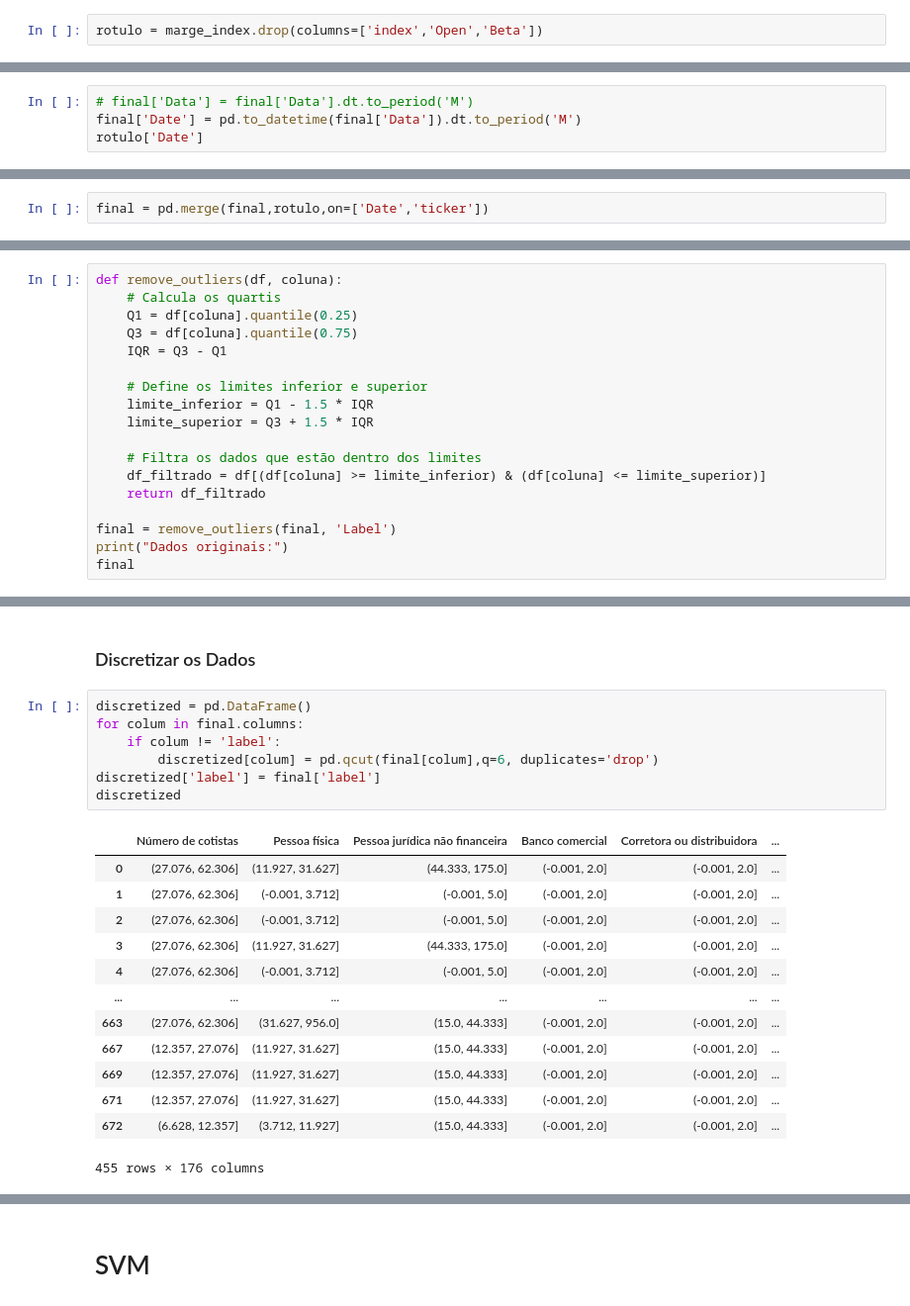
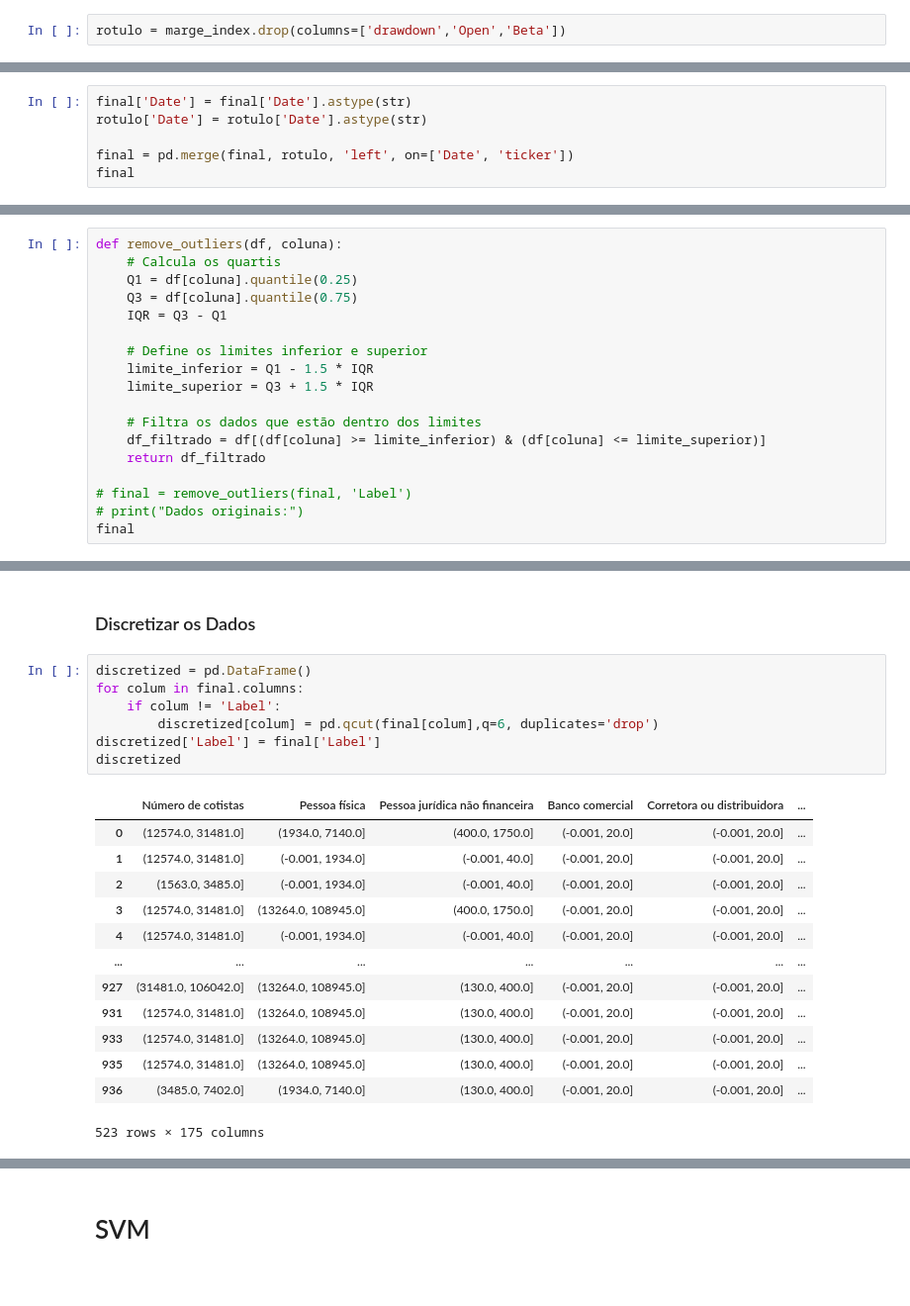
Before and after one commit to ErikMaia/tcc, a Jupyter notebook: src/analisys.ipynb, the cells around one changed output, grey strips where cells are left out. Shown at 99% size. Saved outputs shown, nothing was run; the diff lists cells and outputs as text.

```diff
--- a/src/analisys.ipynb
+++ b/src/analisys.ipynb
@@ -317,5 +362,5 @@ Name: Beta, dtype: float64
 # %%
-rotulo = marge_index.drop(columns=['index','Open','Beta'])
+rotulo = marge_index.drop(columns=['drawdown','Open','Beta'])
 # %% [markdown]
 ### Dados de Mudanças de preços
 # %% [markdown]
@@ -784,7 +829,3 @@ Index(['ticker',
       dtype='object', length=204)
 # %%
 final['ticker'] = final['ticker'] + '11'
-# %%
-# final['Data'] = final['Data'].dt.to_period('M')
-final['Date'] = pd.to_datetime(final['Data']).dt.to_period('M')
-rotulo['Date']
@@ -828,2 +872,6 @@ rotulo
 # %%
-final = pd.merge(final,rotulo,on=['Date','ticker'])
+final['Date'] = final['Date'].astype(str)
+rotulo['Date'] = rotulo['Date'].astype(str)
+
+final = pd.merge(final, rotulo, 'left', on=['Date', 'ticker'])
+final
@@ -951,7 +1013,7 @@ def remove_outliers(df, coluna):
     df_filtrado = df[(df[coluna] >= limite_inferior) & (df[coluna] <= limite_superior)]
     return df_filtrado
 
-final = remove_outliers(final, 'Label')
-print("Dados originais:")
+# final = remove_outliers(final, 'Label')
+# print("Dados originais:")
 final
 # %% [output]
@@ -1198,24 +1270,24 @@ dict(sorted(dict_rfe.items(), key=lambda item: item[1]))
 # %%
 discretized = pd.DataFrame()
 for colum in final.columns:
-    if colum != 'label':
+    if colum != 'Label':
         discretized[colum] = pd.qcut(final[colum],q=6, duplicates='drop')
-discretized['label'] = final['label']
+discretized['Label'] = final['Label']
 discretized
 # %% [output]
 |  | Número de cotistas | Pessoa física | Pessoa jurídica não financeira | Banco comercial | Corretora ou distribuidora | ... |
-| 0 | (27.076, 62.306] | (11.927, 31.627] | (44.333, 175.0] | (-0.001, 2.0] | (-0.001, 2.0] | ... |
-| 1 | (27.076, 62.306] | (-0.001, 3.712] | (-0.001, 5.0] | (-0.001, 2.0] | (-0.001, 2.0] | ... |
-| 2 | (27.076, 62.306] | (-0.001, 3.712] | (-0.001, 5.0] | (-0.001, 2.0] | (-0.001, 2.0] | ... |
-| 3 | (27.076, 62.306] | (11.927, 31.627] | (44.333, 175.0] | (-0.001, 2.0] | (-0.001, 2.0] | ... |
-| 4 | (27.076, 62.306] | (-0.001, 3.712] | (-0.001, 5.0] | (-0.001, 2.0] | (-0.001, 2.0] | ... |
+| 0 | (12574.0, 31481.0] | (1934.0, 7140.0] | (400.0, 1750.0] | (-0.001, 20.0] | (-0.001, 20.0] | ... |
+| 1 | (12574.0, 31481.0] | (-0.001, 1934.0] | (-0.001, 40.0] | (-0.001, 20.0] | (-0.001, 20.0] | ... |
+| 2 | (1563.0, 3485.0] | (-0.001, 1934.0] | (-0.001, 40.0] | (-0.001, 20.0] | (-0.001, 20.0] | ... |
+| 3 | (12574.0, 31481.0] | (13264.0, 108945.0] | (400.0, 1750.0] | (-0.001, 20.0] | (-0.001, 20.0] | ... |
+| 4 | (12574.0, 31481.0] | (-0.001, 1934.0] | (-0.001, 40.0] | (-0.001, 20.0] | (-0.001, 20.0] | ... |
 | ... | ... | ... | ... | ... | ... | ... |
-| 663 | (27.076, 62.306] | (31.627, 956.0] | (15.0, 44.333] | (-0.001, 2.0] | (-0.001, 2.0] | ... |
-| 667 | (12.357, 27.076] | (11.927, 31.627] | (15.0, 44.333] | (-0.001, 2.0] | (-0.001, 2.0] | ... |
-| 669 | (12.357, 27.076] | (11.927, 31.627] | (15.0, 44.333] | (-0.001, 2.0] | (-0.001, 2.0] | ... |
-| 671 | (12.357, 27.076] | (11.927, 31.627] | (15.0, 44.333] | (-0.001, 2.0] | (-0.001, 2.0] | ... |
-| 672 | (6.628, 12.357] | (3.712, 11.927] | (15.0, 44.333] | (-0.001, 2.0] | (-0.001, 2.0] | ... |
+| 927 | (31481.0, 106042.0] | (13264.0, 108945.0] | (130.0, 400.0] | (-0.001, 20.0] | (-0.001, 20.0] | ... |
+| 931 | (12574.0, 31481.0] | (13264.0, 108945.0] | (130.0, 400.0] | (-0.001, 20.0] | (-0.001, 20.0] | ... |
+| 933 | (12574.0, 31481.0] | (13264.0, 108945.0] | (130.0, 400.0] | (-0.001, 20.0] | (-0.001, 20.0] | ... |
+| 935 | (12574.0, 31481.0] | (13264.0, 108945.0] | (130.0, 400.0] | (-0.001, 20.0] | (-0.001, 20.0] | ... |
+| 936 | (3485.0, 7402.0] | (1934.0, 7140.0] | (130.0, 400.0] | (-0.001, 20.0] | (-0.001, 20.0] | ... |
-455 rows × 176 columns
+523 rows × 175 columns
 # %%
 from sklearn.preprocessing import MinMaxScaler
 
```
Also changed, not shown: parts of 61 cells of this notebook.
